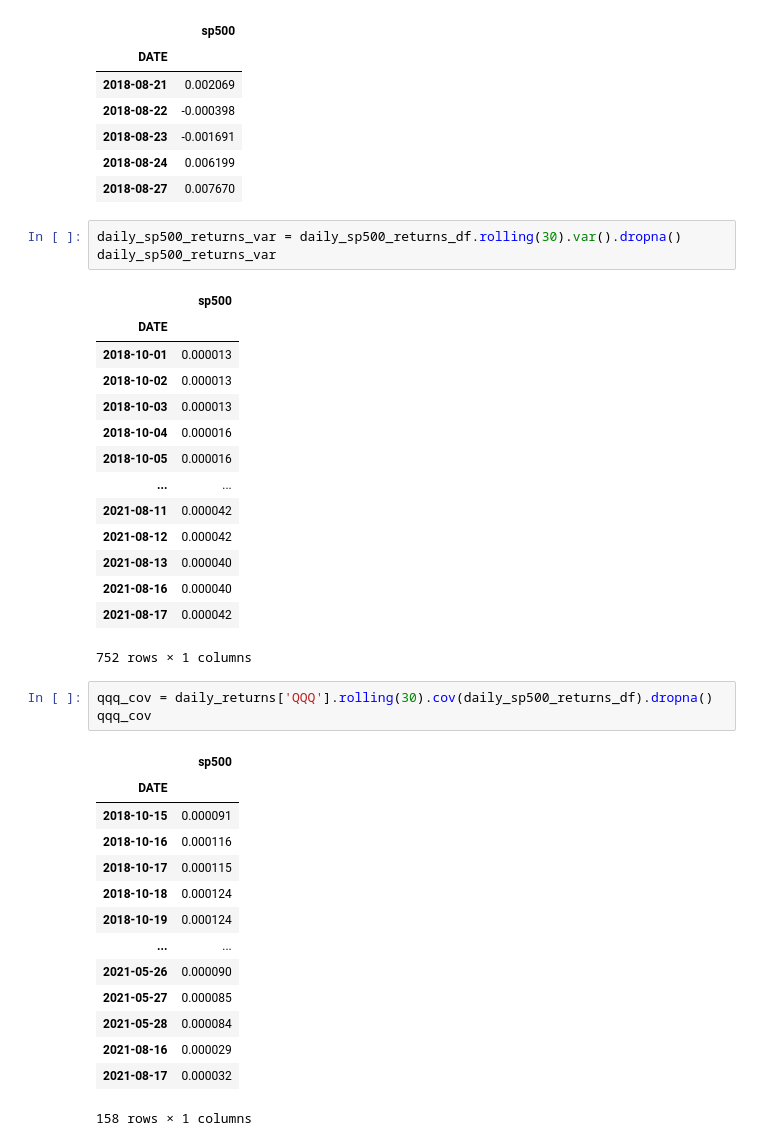
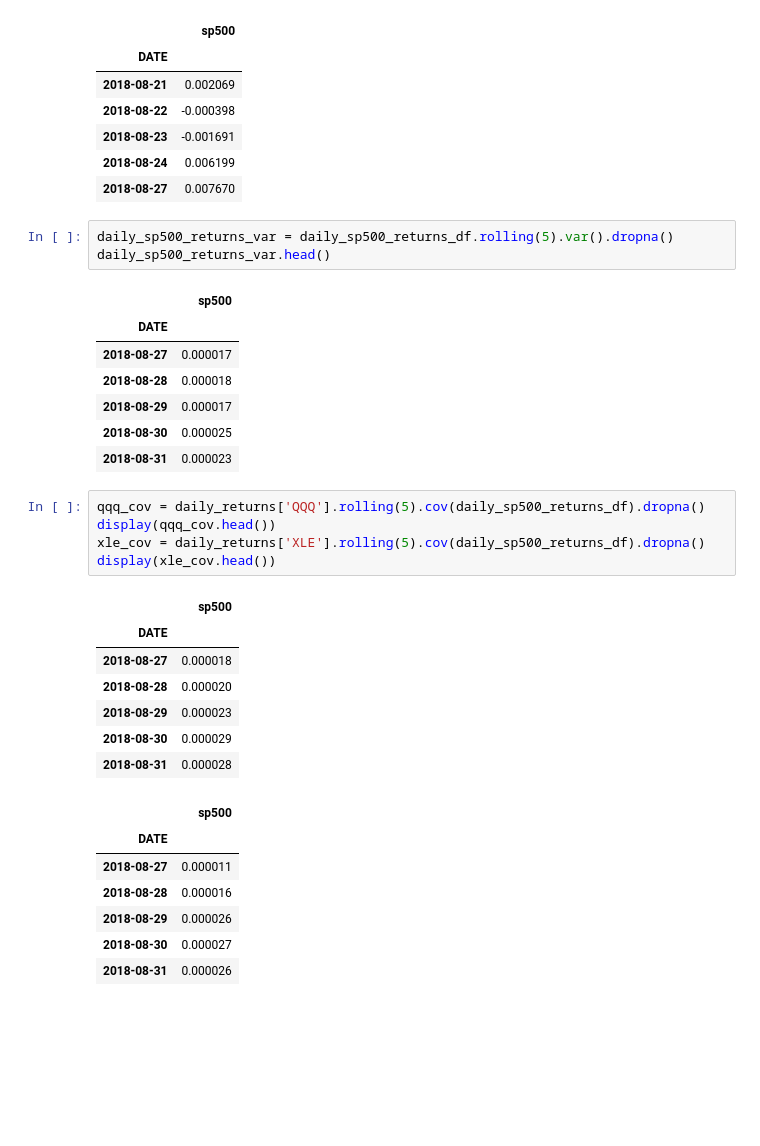
Before and after one commit to jsherrer391/Project_Gotham, a Jupyter notebook: kg_file.ipynb, the cells around one changed output. Saved outputs shown, nothing was run; the diff lists cells and outputs as text; blank space fills up the shorter version.

```diff
--- a/kg_file.ipynb
+++ b/kg_file.ipynb
@@ -260,40 +260,35 @@ daily_sp500_returns_df.head()
 | 2018-08-24 | 0.006199 |
 | 2018-08-27 | 0.007670 |
 # %%
-daily_sp500_returns_var = daily_sp500_returns_df.rolling(30).var().dropna()
-daily_sp500_returns_var
+daily_sp500_returns_var = daily_sp500_returns_df.rolling(5).var().dropna()
+daily_sp500_returns_var.head()
 # %% [output]
 |  | sp500 |
 | DATE |  |
-| 2018-10-01 | 0.000013 |
-| 2018-10-02 | 0.000013 |
-| 2018-10-03 | 0.000013 |
-| 2018-10-04 | 0.000016 |
-| 2018-10-05 | 0.000016 |
-| ... | ... |
-| 2021-08-11 | 0.000042 |
-| 2021-08-12 | 0.000042 |
-| 2021-08-13 | 0.000040 |
-| 2021-08-16 | 0.000040 |
-| 2021-08-17 | 0.000042 |
+| 2018-08-27 | 0.000017 |
+| 2018-08-28 | 0.000018 |
+| 2018-08-29 | 0.000017 |
+| 2018-08-30 | 0.000025 |
+| 2018-08-31 | 0.000023 |
-752 rows × 1 columns
 # %%
-qqq_cov = daily_returns['QQQ'].rolling(30).cov(daily_sp500_returns_df).dropna()
-qqq_cov
+qqq_cov = daily_returns['QQQ'].rolling(5).cov(daily_sp500_returns_df).dropna()
+display(qqq_cov.head())
+xle_cov = daily_returns['XLE'].rolling(5).cov(daily_sp500_returns_df).dropna()
+display(xle_cov.head())
 # %% [output]
 |  | sp500 |
 | DATE |  |
-| 2018-10-15 | 0.000091 |
-| 2018-10-16 | 0.000116 |
-| 2018-10-17 | 0.000115 |
-| 2018-10-18 | 0.000124 |
-| 2018-10-19 | 0.000124 |
-| ... | ... |
-| 2021-05-26 | 0.000090 |
-| 2021-05-27 | 0.000085 |
-| 2021-05-28 | 0.000084 |
-| 2021-08-16 | 0.000029 |
-| 2021-08-17 | 0.000032 |
+| 2018-08-27 | 0.000018 |
+| 2018-08-28 | 0.000020 |
+| 2018-08-29 | 0.000023 |
+| 2018-08-30 | 0.000029 |
+| 2018-08-31 | 0.000028 |
-158 rows × 1 columns
+|  | sp500 |
+| DATE |  |
+| 2018-08-27 | 0.000011 |
+| 2018-08-28 | 0.000016 |
+| 2018-08-29 | 0.000026 |
+| 2018-08-30 | 0.000027 |
+| 2018-08-31 | 0.000026 |
 # %%
 qqq_beta = qqq_cov/daily_sp500_returns_var
```
Also changed, not shown: parts of 13 cells of this notebook.
